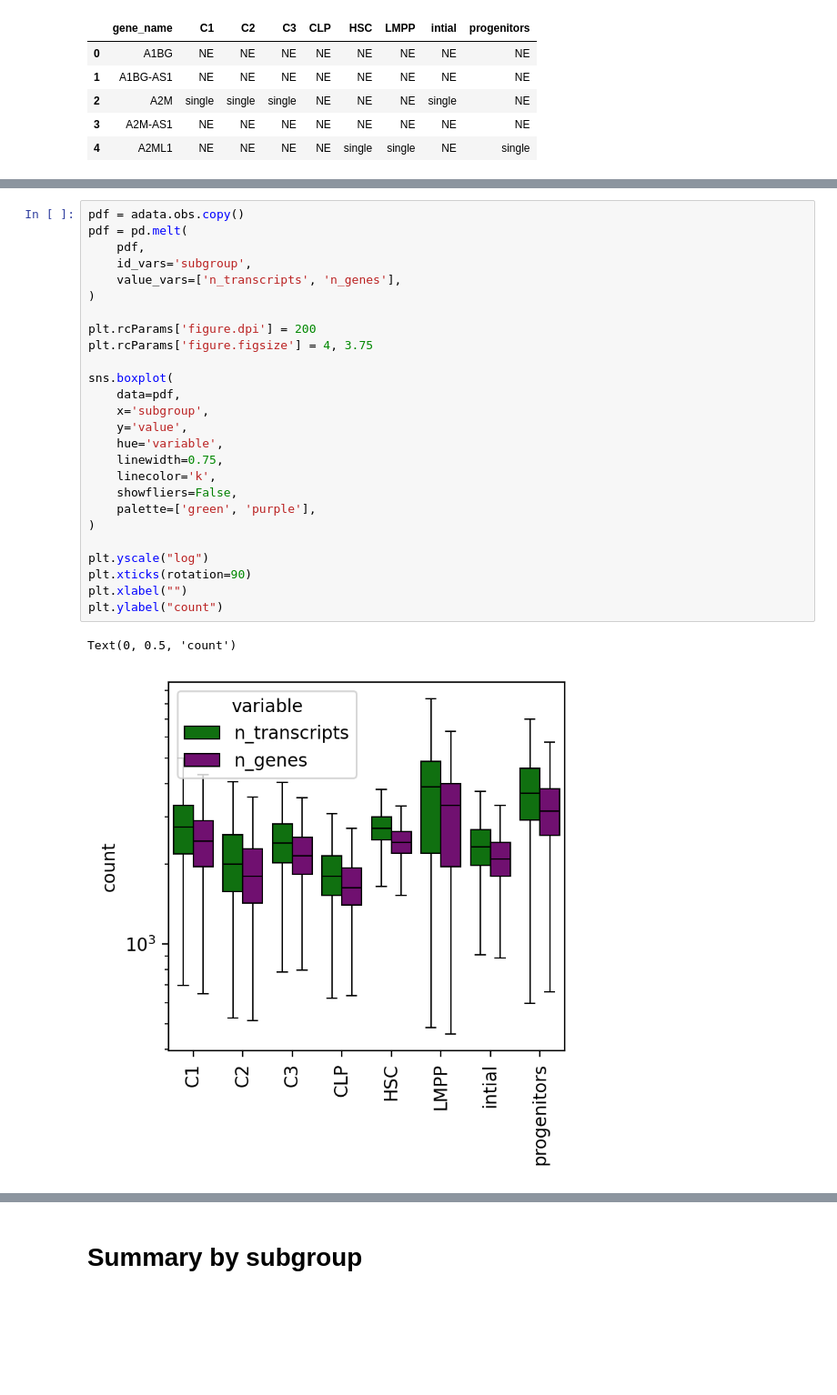
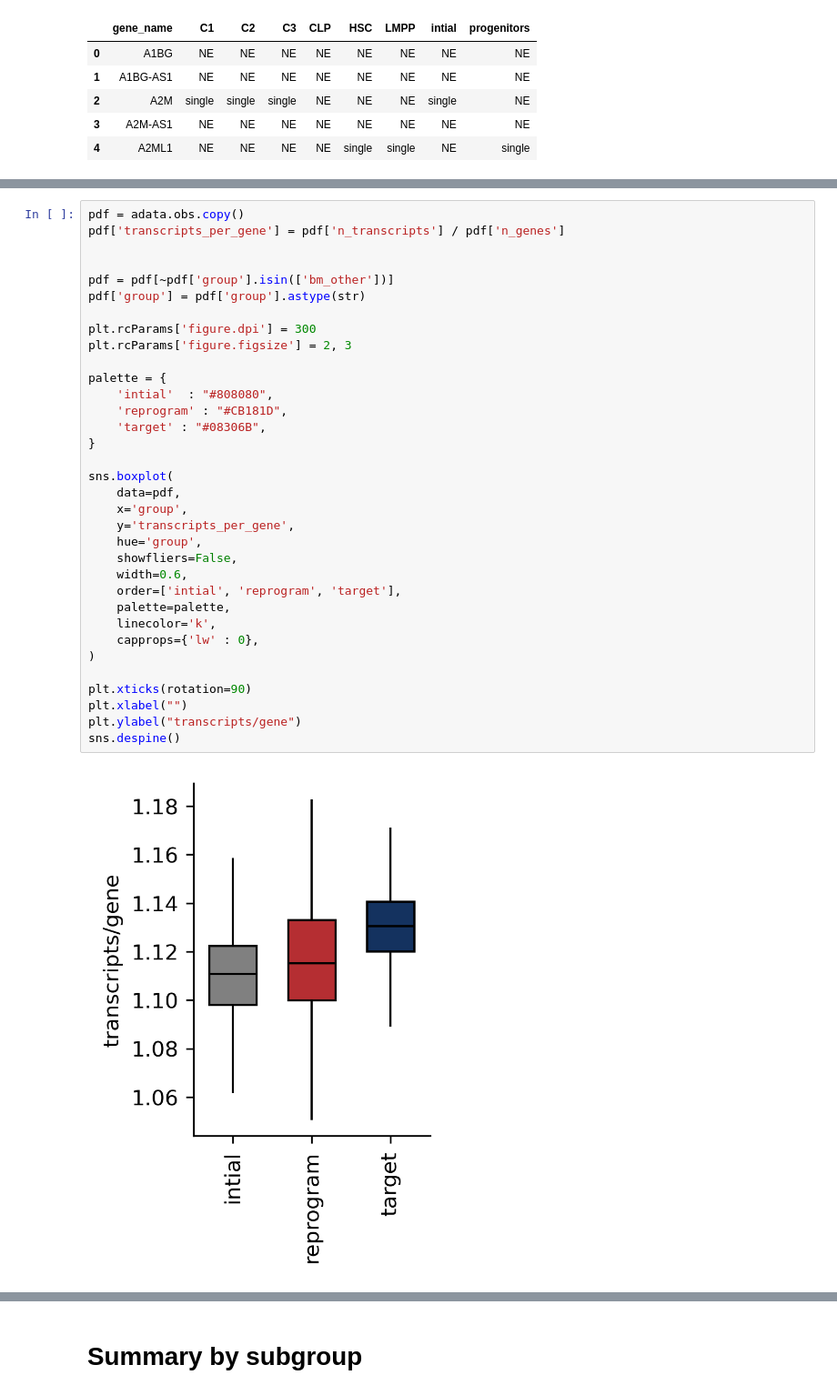
Before and after one commit to CooperStansbury/hematokytos, a Jupyter notebook: notebooks/isoforms/summary.ipynb, the cells around one changed output, grey strips where cells are left out. Shown: that part at 91% size. Saved outputs shown, nothing was run; the diff lists cells and outputs as text; blank space fills up the shorter version.

```diff
--- a/notebooks/isoforms/summary.ipynb
+++ b/notebooks/isoforms/summary.ipynb
@@ -226,30 +242,37 @@ Wall time: 1min 7s
 | AAACCATTCCTGTCGC-1-bone_marrow | bone_marrow | bone_marrow | bone_marrow | B1 | bm_other | MPP | True | M11 | progenitors | ... |
 # %%
 pdf = adata.obs.copy()
-pdf = pd.melt(
-    pdf,
-    id_vars='subgroup',
-    value_vars=['n_transcripts', 'n_genes'],
-)
+pdf['transcripts_per_gene'] = pdf['n_transcripts'] / pdf['n_genes']
 
-plt.rcParams['figure.dpi'] = 200
-plt.rcParams['figure.figsize'] = 4, 3.75
+
+pdf = pdf[~pdf['group'].isin(['bm_other'])]
+pdf['group'] = pdf['group'].astype(str)
+
+plt.rcParams['figure.dpi'] = 300
+plt.rcParams['figure.figsize'] = 2, 3
+
+palette = {
+    'intial'  : "#808080",
+    'reprogram' : "#CB181D",
+    'target' : "#08306B",
+}
 
 sns.boxplot(
     data=pdf,
-    x='subgroup',
-    y='value',
-    hue='variable',
-    linewidth=0.75,
+    x='group',
+    y='transcripts_per_gene',
+    hue='group',
+    showfliers=False,
+    width=0.6,
+    order=['intial', 'reprogram', 'target'],
+    palette=palette,
     linecolor='k',
-    showfliers=False,
-    palette=['green', 'purple'],
+    capprops={'lw' : 0},
 )
 
-plt.yscale("log")
 plt.xticks(rotation=90)
 plt.xlabel("")
-plt.ylabel("count")
+plt.ylabel("transcripts/gene")
+sns.despine()
 # %% [output]
-Text(0, 0.5, 'count')
-[figure, old version]
+[figure, new version]
```
Also changed, not shown: parts of 21 cells of this notebook, 2 other files.
